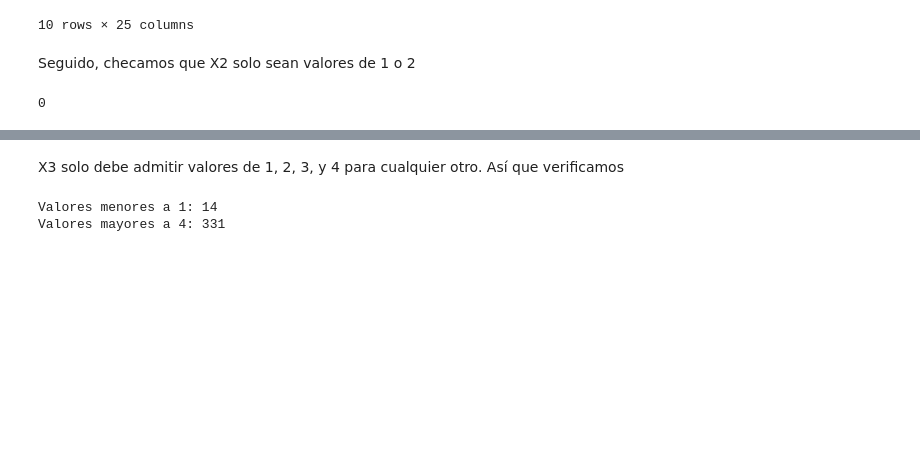
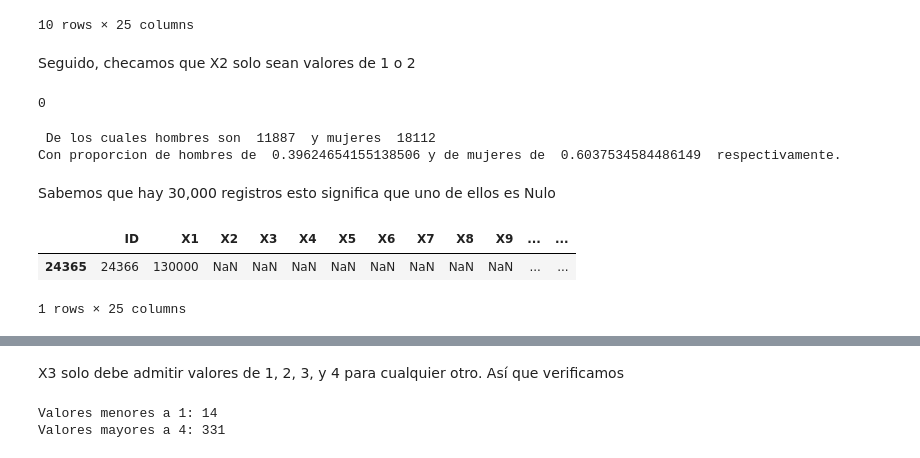
Before and after one commit to PosgradoMNA/actividades-del-projecto-equipo-52, a Jupyter notebook: Semana 3 - Actividad 1.ipynb, the cells around one changed output, grey strips where cells are left out. Saved outputs shown, nothing was run; the diff lists cells and outputs as text; code cells hidden in the pictures; blank space fills up the shorter version.

```diff
--- a/Semana 3 - Actividad 1.ipynb
+++ b/Semana 3 - Actividad 1.ipynb
@@ -157,3 +186,27 @@ Seguido, checamos que X2 solo sean valores de 1 o 2
 (df_norm['X2'].values < 1).sum() + (df_norm['X2'].values > 2).sum()
 # %% [output]
 0
+# %%
+hombres=df_norm.loc[df_norm['X2'] == 1,"X2"].count()
+mujeres=df_norm.loc[df_norm['X2'] == 2,"X2"].count()
+prop_hombres=hombres/(hombres+mujeres)
+prop_mujeres=mujeres/(hombres+mujeres)
+
+print (" De los cuales hombres son ",hombres," y mujeres ", mujeres)
+print ("Con proporcion de hombres de ", prop_hombres, "y de mujeres de ", prop_mujeres, " respectivamente.")
+# %% [output]
+ De los cuales hombres son  11887  y mujeres  18112
+Con proporcion de hombres de  0.39624654155138506 y de mujeres de  0.6037534584486149  respectivamente.
+# %% [markdown]
+Sabemos que hay 30,000 registros esto significa que uno de ellos es Nulo
+# %%
+# creamos una serie booleana para encontrar el registro nulo
+sexo_nulo = pd.isnull(df_norm["X2"])
+
+# filtramos los datos
+# desplegamos el datos con "X2" = NaN
+df_norm[sexo_nulo]
+# %% [output]
+|  | ID | X1 | X2 | X3 | X4 | X5 | X6 | X7 | X8 | X9 | ... | ... |
+| 24365 | 24366 | 130000 | NaN | NaN | NaN | NaN | NaN | NaN | NaN | NaN | ... | ... |
+1 rows × 25 columns
```
Also changed, not shown: parts of 6 cells of this notebook.
